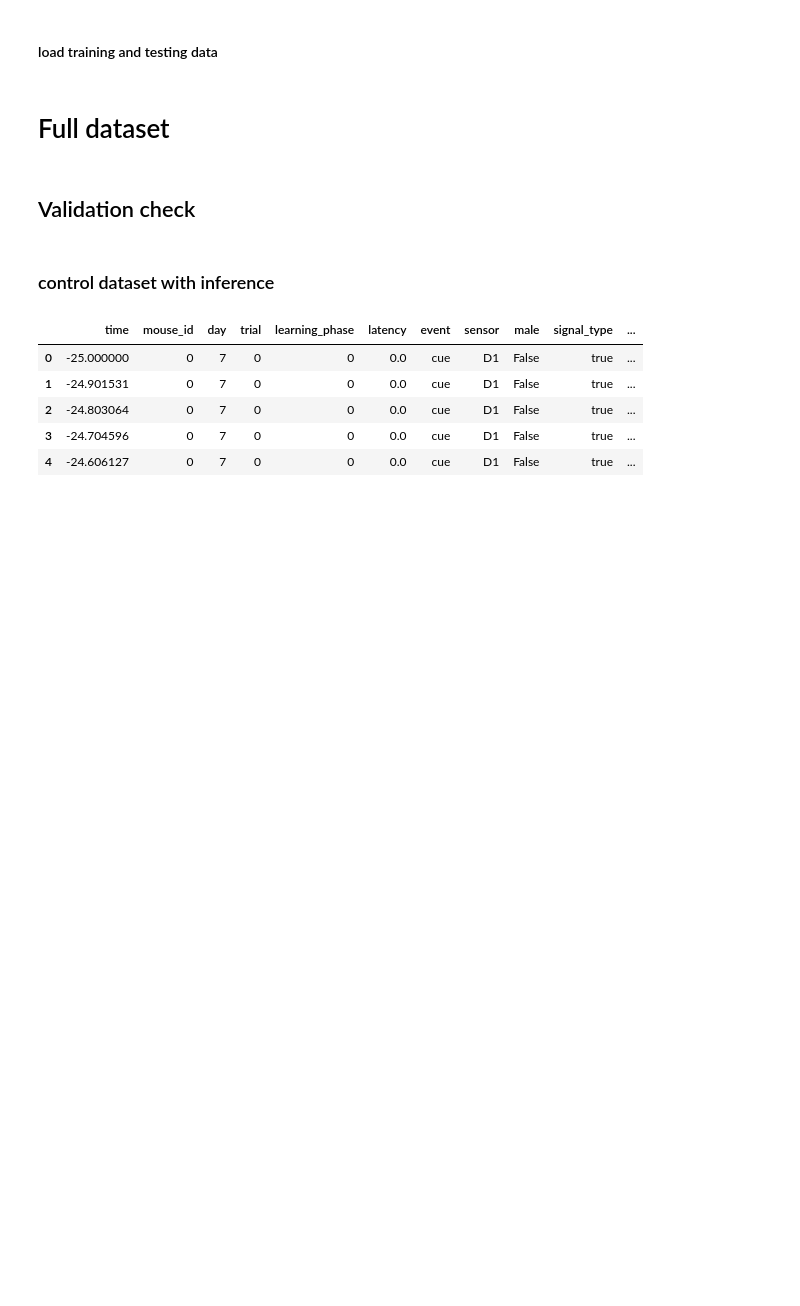
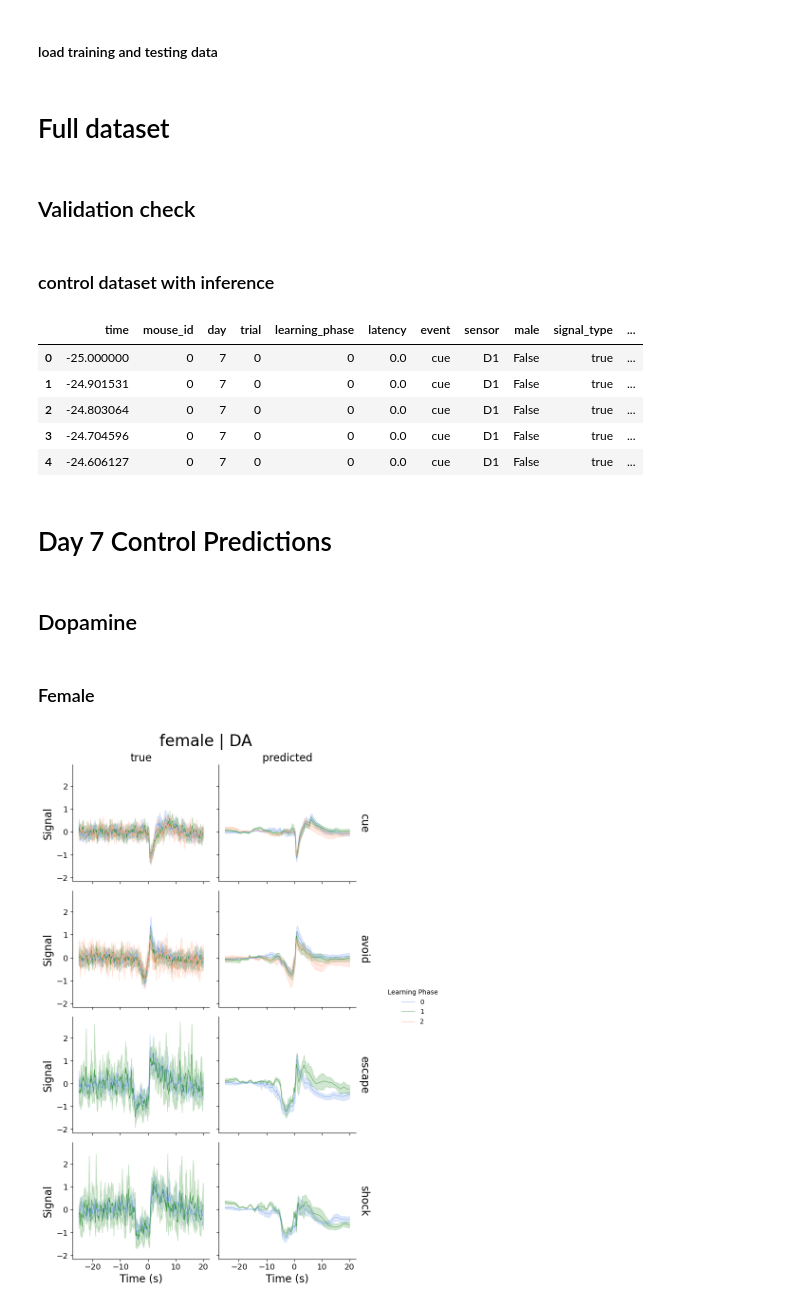
Before and after one commit to Mschaid/ENIGMA, a Jupyter notebook: notebooks/reports/binned_trial_exp_01.ipynb, the cells around one changed output. Saved outputs shown, nothing was run; the diff lists cells and outputs as text; code cells hidden in the pictures; blank space fills up the shorter version.

Commit message:
binned trials experiment control plots

```diff
--- a/notebooks/reports/binned_trial_exp_01.ipynb
+++ b/notebooks/reports/binned_trial_exp_01.ipynb
@@ -97,6 +100,9 @@ control_inference_data.head()
 # %%
 #load data if previously saved
 control_inference_data = pd.read_parquet(os.path.join(data_directory, 'control_inference_data.parquet.gzip'))
+# %%
+interm_path = '/Users/michaelschaid/Desktop/interm_data_transfer/control_inference_data.parquet.gzip'
+control_inference_data = pd.read_parquet(interm_path)
 # %%
 events = ['event_cue','event_avoid', 'event_escape', 'event_shock']
 sensors = ['sensor_D1', 'sensor_D2', 'sensor_DA']
@@ -162,4 +202,12 @@ def generate_plot(df, query, sensor, sex, palette):
+# %% [markdown]
+# Day 7 Control Predictions
+# %% [markdown]
+## Dopamine
+# %% [markdown]
+### Female
 # %%
 
 female_DA = "sensor == 'DA' & male == False"
-female_DA_plot = generate_plot(con_data, female_DA, sensor='DA', sex='female', palette='Greens')
+female_DA_plot = generate_plot(con_data, female_DA, sensor='DA', sex='female')
+# %% [output]
+[figure, added]
```
Also changed, not shown: parts of 21 cells of this notebook.
